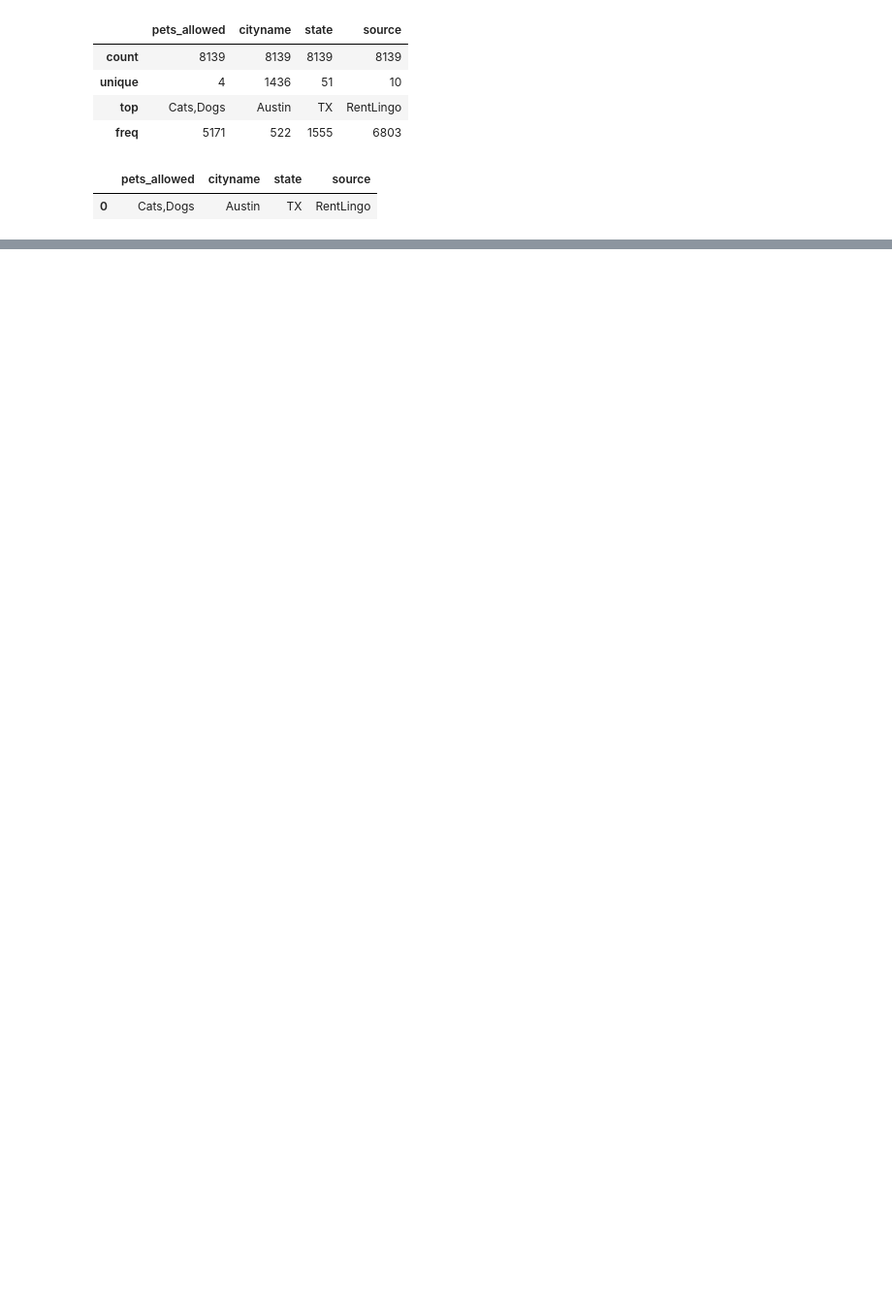
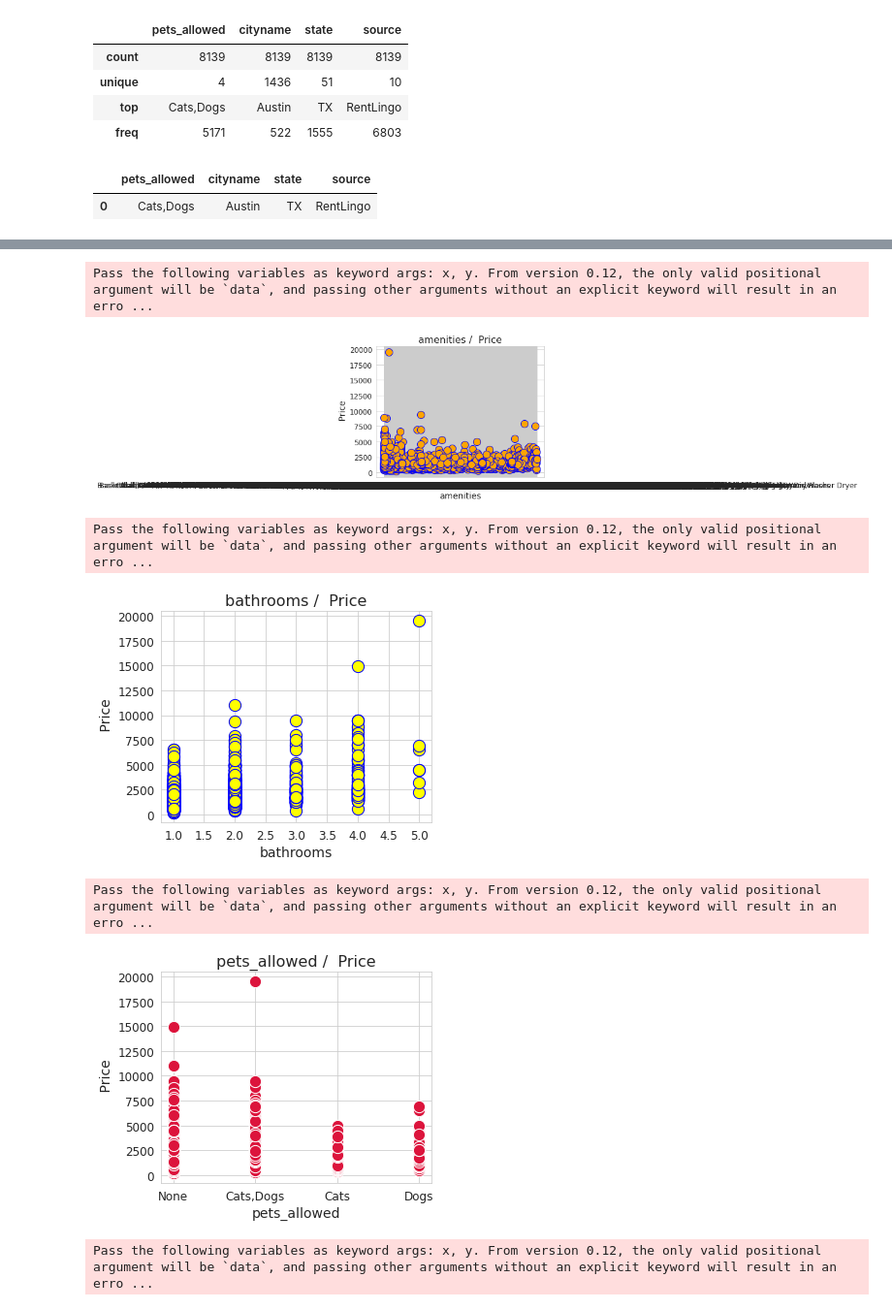
Before and after one commit to khalidakram07/Real-Estate, a Jupyter notebook: realestate.ipynb, the cells around one changed output, grey strips where cells are left out. Shown at 97% size. Cells and saved outputs as stored; diff of their text form; code cells hidden in the pictures; blank space fills up the shorter version.

```diff
--- a/realestate.ipynb
+++ b/realestate.ipynb
@@ -832,11 +378 @@ fig2 = m.plot_components(forecast)
-# %%
-import numpy as np # linear algebra
-import pandas as pd # data processing, CSV file I/O (e.g. pd.read_csv)
-import matplotlib.pyplot as plt
-plt.style.use('fivethirtyeight')
-import seaborn as sns
-import math
-from matplotlib.ticker import MaxNLocator
-from fbprophet import Prophet
-import squarify
 # %% [markdown]
@@ -914,0 +538,3 @@ dtype: float64
+# %%
+df_bed = df[ df['bedrooms'] > 6 ] # Step 1
+df = df.drop(df_bed.index, axis=0) # Step 2
@@ -914,0 +554,4 @@ dtype: float64
+# %%
+df_bed = df[ df['bathrooms'] > 5 ] # Step 1
+df = df.drop(df_bed.index, axis=0) # Step 2
+df['bathrooms'].value_counts()
@@ -914,0 +681,55 @@ dtype: float64
+# %%
+# 69. Scatter plot
+
+def scatter_df(y_var):
+    scatter_df = df.drop(y_var, axis = 1)
+    i = df.columns
+
+    plot1 = sb.scatterplot(i[0], y_var, data = df, color = 'orange', edgecolor = 'b', s = 150)
+    plt.title('{} /  Price'.format(i[0]), fontsize = 16)
+    plt.xlabel('{}'.format(i[0]), fontsize = 14)
+    plt.ylabel(' Price', fontsize = 14)
+    plt.xticks(fontsize = 12)
+    plt.yticks(fontsize = 12)
+    plt.savefig('scatter1.png')
+    plt.show()
+
+    plot2 = sb.scatterplot(i[1], y_var, data = df, color = 'yellow', edgecolor = 'b', s = 150)
+    plt.title('{} /  Price'.format(i[1]), fontsize = 16)
+    plt.xlabel('{}'.format(i[1]), fontsize = 14)
+    plt.ylabel(' Price', fontsize = 14)
+    plt.xticks(fontsize = 12)
+    plt.yticks(fontsize = 12)
+    plt.savefig('scatter2.png')
+    plt.show()
+
+
+
+
+    plot3 = sb.scatterplot(i[4], y_var, data = df, color = 'crimson', edgecolor = 'white', s = 150)
+    plt.title('{} /  Price'.format(i[4]), fontsize = 16)
+    plt.xlabel('{}'.format(i[4]), fontsize = 14)
+    plt.ylabel(' Price', fontsize = 14)
+    plt.xticks(fontsize = 12)
+    plt.yticks(fontsize = 12)
+    plt.savefig('scatter5.png')
+    plt.show()
+
+    plot4 = sb.scatterplot(i[3], y_var, data = df, color = 'crimson', edgecolor = 'white', s = 150)
+    plt.title('{} /  Price'.format(i[3]), fontsize = 16)
+    plt.xlabel('{}'.format(i[3]), fontsize = 14)
+    plt.ylabel(' Price', fontsize = 14)
+    plt.xticks(fontsize = 12)
+    plt.yticks(fontsize = 12)
+    plt.savefig('scatter5.png')
+    plt.show()
+
+scatter_df('price')
+# %% [output]
+Pass the following variables as keyword args: x, y. From version 0.12, the only valid positional argument will be `data`, and passing other arguments without an explicit keyword will result in an erro ...
+[figure, added]
+Pass the following variables as keyword args: x, y. From version 0.12, the only valid positional argument will be `data`, and passing other arguments without an explicit keyword will result in an erro ...
+[figure, added]
+Pass the following variables as keyword args: x, y. From version 0.12, the only valid positional argument will be `data`, and passing other arguments without an explicit keyword will result in an erro ...
+[figure, added]
+Pass the following variables as keyword args: x, y. From version 0.12, the only valid positional argument will be `data`, and passing other arguments without an explicit keyword will result in an erro ...
```
Also changed, not shown: parts of 170 cells of this notebook, 10 other files.
